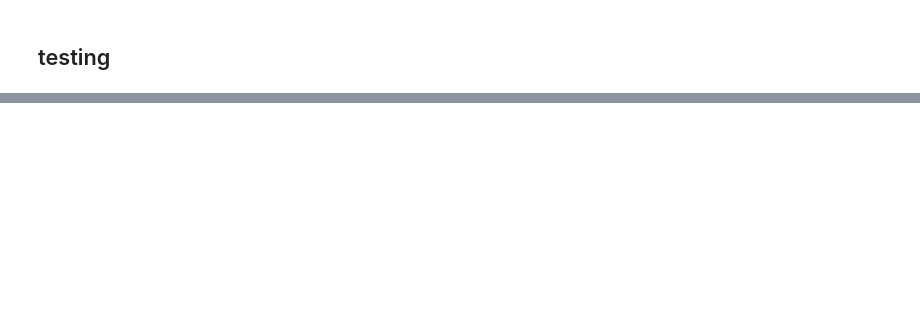
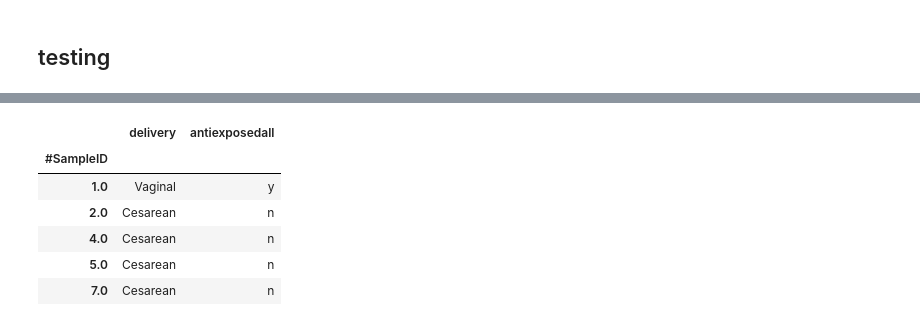
Before and after one commit to Biacordazzo/bia_gemelli, a Jupyter notebook: gemelli/joint_ctf.ipynb, the cells around one changed output, grey strips where cells are left out. Drawn from its saved outputs; the diff is of its cells as text; code cells hidden in the pictures; blank space fills up the shorter version.

```diff
--- a/gemelli/joint_ctf.ipynb
+++ b/gemelli/joint_ctf.ipynb
@@ -1577,12 +1477,20 @@ plt.show()
 # %%
 #import the metdata into pandas
 mf = pd.read_csv('{}{}metadata.tsv'.format(data_path, dataset), sep='\t', index_col=0)
 #aggregate by subjects (i.e. 'host_subject_id')
 #and keep the first instance of 'diagnosis_full' by subject.
 mf = mf.groupby('host_subject_id').agg({'delivery':'first','antiexposedall':'first'})
 mf.index.name = '#SampleID'
 mf.index = mf.index.astype(str)
-#mf.head(5)
+mf.head(5)
+# %% [output]
+|  | delivery | antiexposedall |
+| #SampleID |  |  |
+| 1.0 | Vaginal | y |
+| 2.0 | Cesarean | n |
+| 4.0 | Cesarean | n |
+| 5.0 | Cesarean | n |
+| 7.0 | Cesarean | n |
 # %%
 #plot individual loadings from joint-ctf
 fig = plt.figure(figsize = (10, 7))
```
Also changed, not shown: parts of 30 cells of this notebook.
